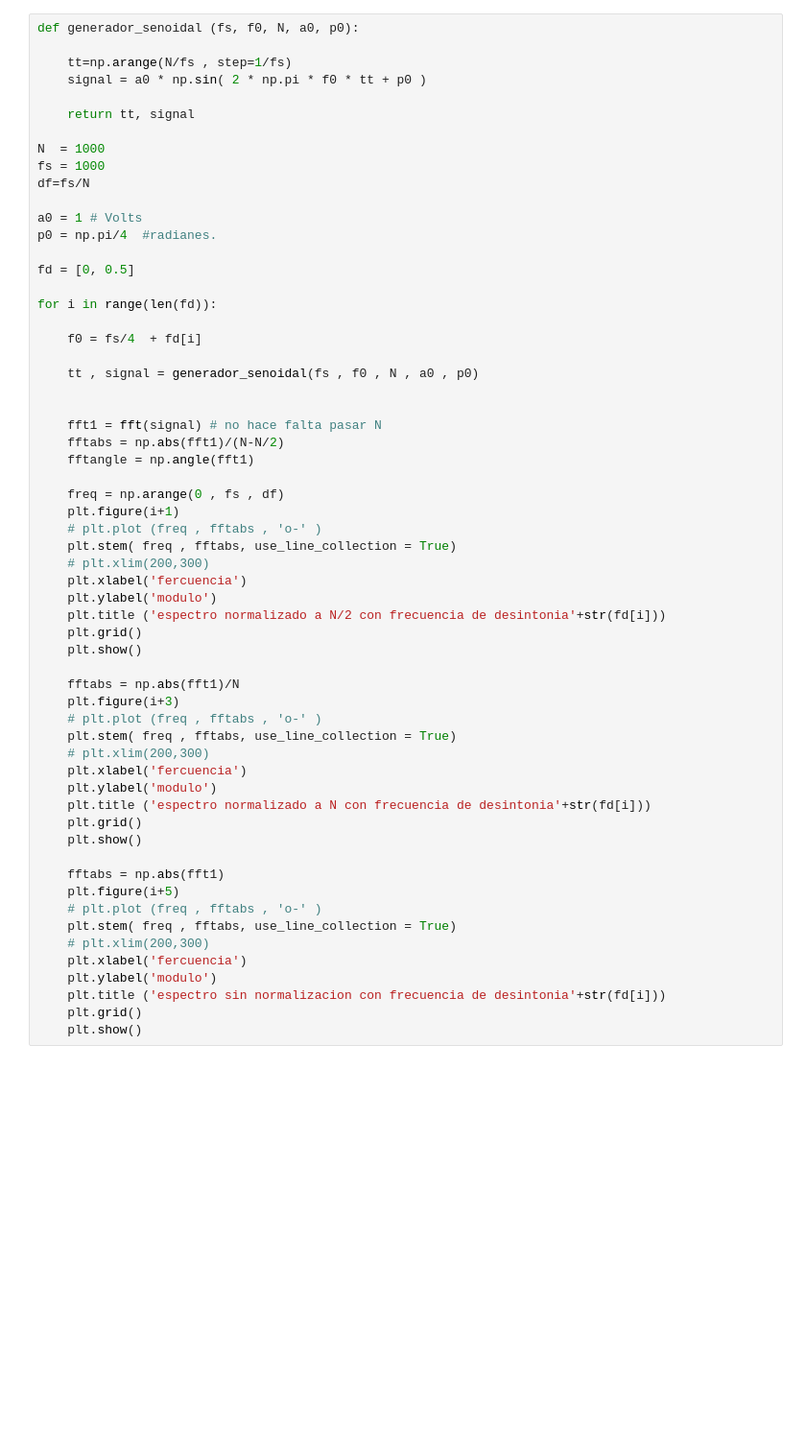
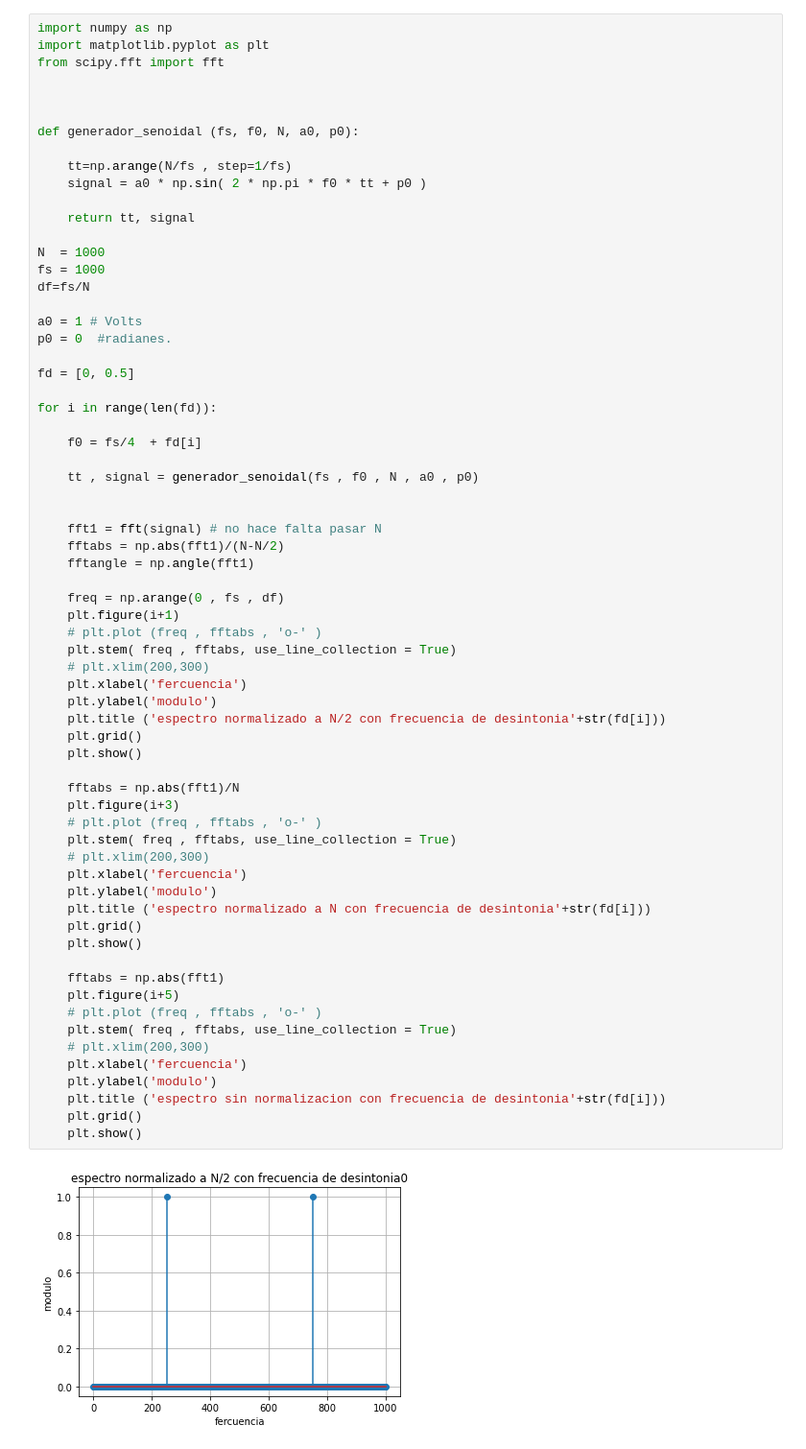
Before and after one commit to FabianVillada/PDS_TPs, a Jupyter notebook: Normalizacion_espejo_FFT.ipynb, the cells around one changed output. Shown: that part at 96% size. Saved outputs shown, nothing was run; the diff lists cells and outputs as text; blank space fills up the shorter version.

```diff
--- a/Normalizacion_espejo_FFT.ipynb
+++ b/Normalizacion_espejo_FFT.ipynb
@@ -1,4 +1,10 @@
 # %%
+import numpy as np
+import matplotlib.pyplot as plt
+from scipy.fft import fft
+
+
+
 def generador_senoidal (fs, f0, N, a0, p0):
 
     tt=np.arange(N/fs , step=1/fs)
@@ -11,7 +17,7 @@ fs = 1000
 df=fs/N
 
 a0 = 1 # Volts
-p0 = np.pi/4  #radianes.
+p0 = 0  #radianes.
 
 fd = [0, 0.5]
 
@@ -31,30 +37,32 @@ for i in range(len(fd)):
     # plt.plot (freq , fftabs , 'o-' )
     plt.stem( freq , fftabs, use_line_collection = True)
     # plt.xlim(200,300)
     plt.xlabel('fercuencia')
     plt.ylabel('modulo')
     plt.title ('espectro normalizado a N/2 con frecuencia de desintonia'+str(fd[i]))
     plt.grid()
     plt.show()
 
     fftabs = np.abs(fft1)/N
     plt.figure(i+3)
     # plt.plot (freq , fftabs , 'o-' )
     plt.stem( freq , fftabs, use_line_collection = True)
     # plt.xlim(200,300)
     plt.xlabel('fercuencia')
     plt.ylabel('modulo')
     plt.title ('espectro normalizado a N con frecuencia de desintonia'+str(fd[i]))
     plt.grid()
     plt.show()
 
     fftabs = np.abs(fft1)
     plt.figure(i+5)
     # plt.plot (freq , fftabs , 'o-' )
     plt.stem( freq , fftabs, use_line_collection = True)
     # plt.xlim(200,300)
     plt.xlabel('fercuencia')
     plt.ylabel('modulo')
     plt.title ('espectro sin normalizacion con frecuencia de desintonia'+str(fd[i]))
     plt.grid()
     plt.show()
+# %% [output]
+[figure, added]
```
Also changed, not shown: parts of 1 cell of this notebook.
